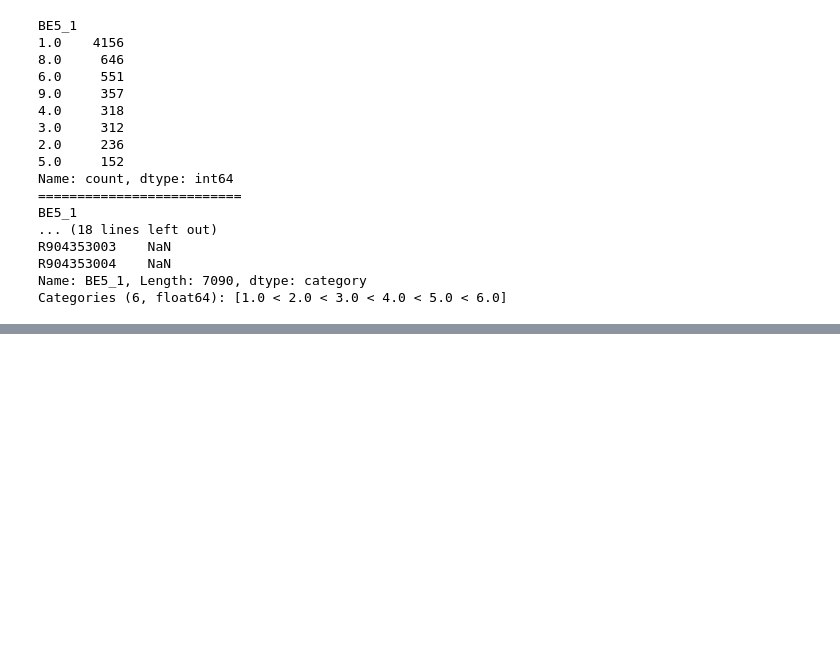
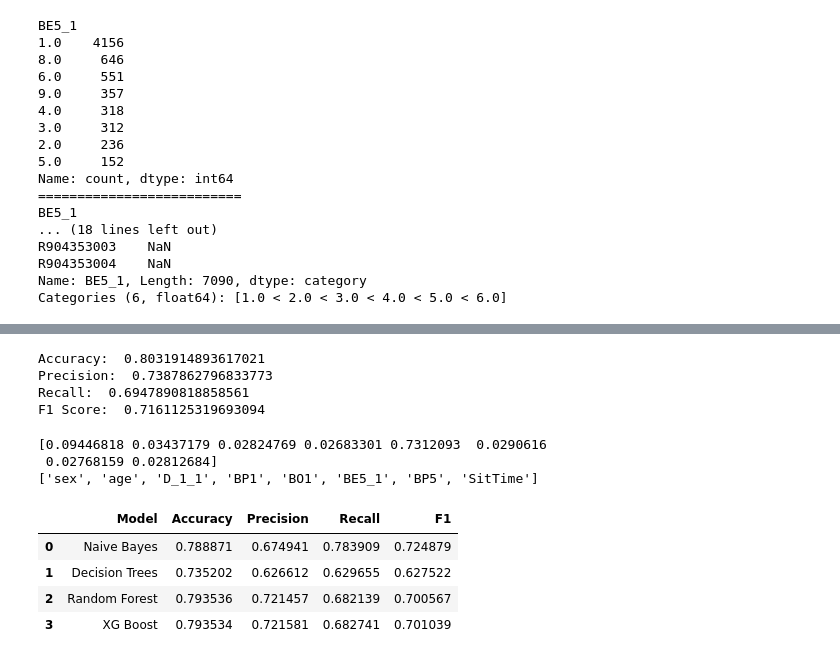
Before and after one commit to arkwith7/aSSIST_DM1, a Jupyter notebook: 기말프로젝트/국민건강영양조사/2조_DM과제_국민건강영향조사.ipynb, the cells around one changed output, grey strips where cells are left out. Cells and saved outputs as stored; diff of their text form; code cells hidden in the pictures; blank space fills up the shorter version.

```diff
--- a/기말프로젝트/국민건강영양조사/2조_DM과제_국민건강영향조사.ipynb
+++ b/기말프로젝트/국민건강영양조사/2조_DM과제_국민건강영향조사.ipynb
@@ -270,0 +394,12 @@ Categories (6, float64): [1.0 < 2.0 < 3.0 < 4.0 < 5.0 < 6.0]
+# %%
+# Random Forest 이용
+from sklearn.ensemble import RandomForestClassifier
+
+rf_clf = RandomForestClassifier(random_state=42)
+rf_clf.fit(X_train_prepared, y_train)
+rf_pred = rf_clf.predict(X_test_prepared)
+
+print("Accuracy: ", accuracy_score(y_test, rf_pred))
+print("Precision: ", precision_score(y_test, rf_pred))
+print("Recall: ", recall_score(y_test, rf_pred))
+print("F1 Score: ", f1_score(y_test, rf_pred))
@@ -270,0 +430,50 @@ Categories (6, float64): [1.0 < 2.0 < 3.0 < 4.0 < 5.0 < 6.0]
+# %%
+# XG Boost 이용
+from xgboost import XGBClassifier
+
+xgb_clf = XGBClassifier(random_state=42)
+xgb_clf.fit(X_train_prepared, y_train)
+xgb_pred = xgb_clf.predict(X_test_prepared)
+
+print("Accuracy: ", accuracy_score(y_test, xgb_pred))
+print("Precision: ", precision_score(y_test, xgb_pred))
+print("Recall: ", recall_score(y_test, xgb_pred))
+print("F1 Score: ", f1_score(y_test, xgb_pred))
+# %% [output]
+Accuracy:  0.8031914893617021
+Precision:  0.7387862796833773
+Recall:  0.6947890818858561
+F1 Score:  0.7161125319693094
+# %%
+# the feature importance for each feature
+print(xgb_clf.feature_importances_)
+print(num_attribs)
+# %% [output]
+[0.09446818 0.03437179 0.02824769 0.02683301 0.7312093  0.0290616
+ 0.02768159 0.02812684]
+['sex', 'age', 'D_1_1', 'BP1', 'BO1', 'BE5_1', 'BP5', 'SitTime']
+# %%
+# 모형간 비교 및 평가
+from sklearn.model_selection import cross_val_score
+
+models = [nb_clf, dt_clf, rf_clf, xgb_clf]
+model_names = ['Naive Bayes', 'Decision Trees', 'Random Forest', 'XG Boost']
+accuracy = []
+precision = []
+recall = []
+f1 = []
+
+for model in models:
+    accuracy.append(cross_val_score(model, X_train_prepared, y_train, cv=10, scoring='accuracy').mean())
+    precision.append(cross_val_score(model, X_train_prepared, y_train, cv=10, scoring='precision').mean())
+    recall.append(cross_val_score(model, X_train_prepared, y_train, cv=10, scoring='recall').mean())
+    f1.append(cross_val_score(model, X_train_prepared, y_train, cv=10, scoring='f1').mean())
+
+model_eval = pd.DataFrame({'Model': model_names, 'Accuracy': accuracy, 'Precision': precision, 'Recall': recall, 'F1': f1})
+model_eval
+# %% [output]
+|  | Model | Accuracy | Precision | Recall | F1 |
+| 0 | Naive Bayes | 0.788871 | 0.674941 | 0.783909 | 0.724879 |
+| 1 | Decision Trees | 0.735202 | 0.626612 | 0.629655 | 0.627522 |
+| 2 | Random Forest | 0.793536 | 0.721457 | 0.682139 | 0.700567 |
+| 3 | XG Boost | 0.793534 | 0.721581 | 0.682741 | 0.701039 |
```
Also changed, not shown: parts of 10 cells of this notebook.
